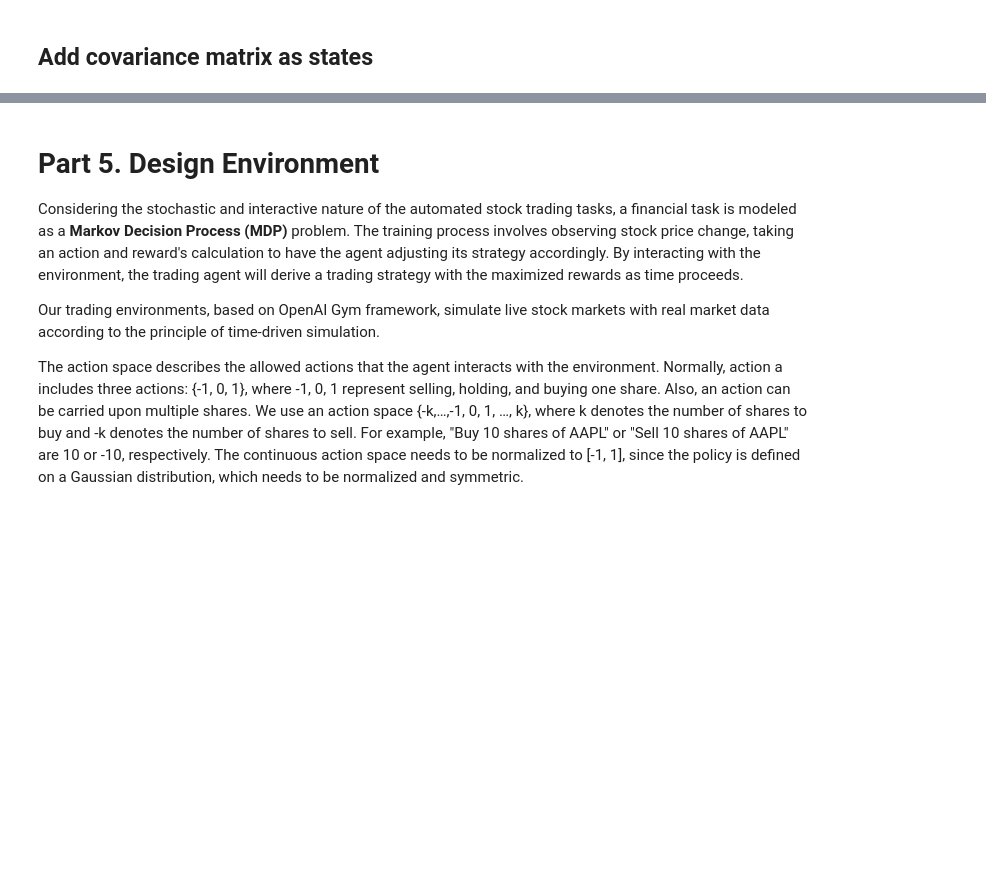
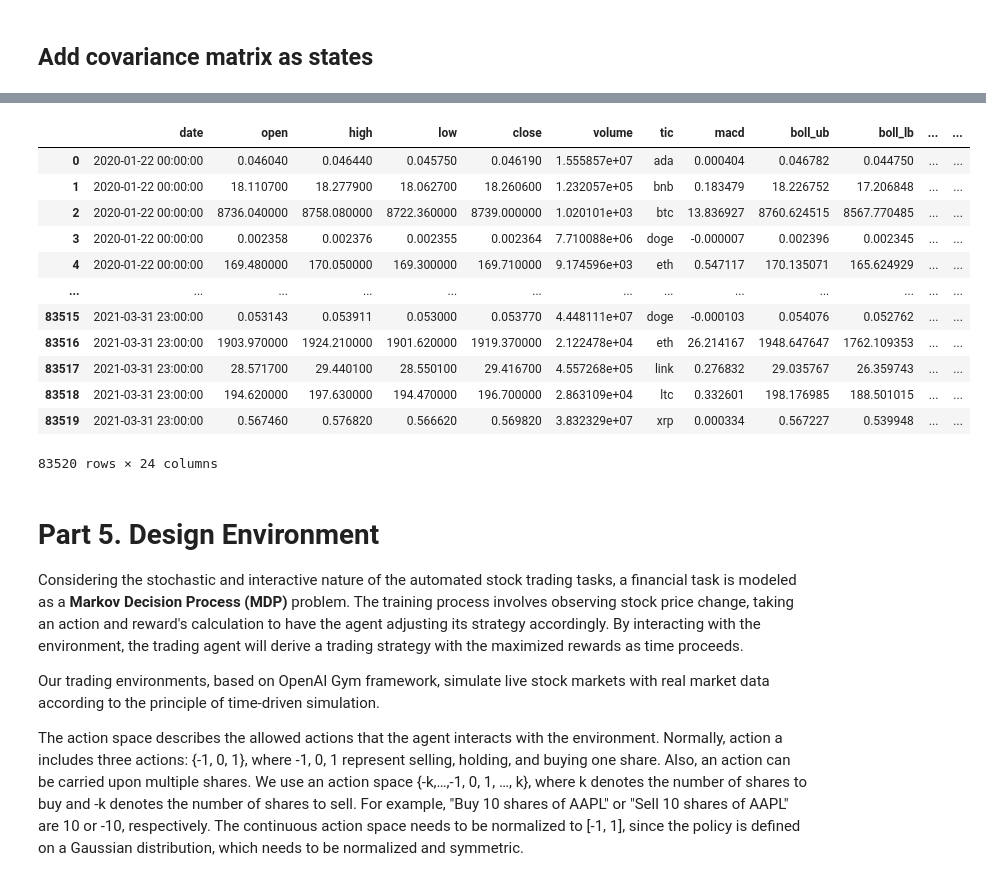
Before and after one commit to Toroi01/TradingRLBot, a Jupyter notebook: main.ipynb, the cells around one changed output, grey strips where cells are left out. Cells and saved outputs as stored; diff of their text form; code cells hidden in the pictures; blank space fills up the shorter version.

```diff
--- a/main.ipynb
+++ b/main.ipynb
@@ -143,0 +156,18 @@ df
+# %%
+# add covariance matrix as states
+df_multipleticker = df_multipleticker.sort_values(['date','tic'],ignore_index=True)
+df_multipleticker.index = df_multipleticker.date.factorize()[0]
+
+cov_list = []
+# look back is one year
+lookback=252
+for i in range(lookback,len(df_multipleticker.index.unique())):
+  data_lookback = df_multipleticker.loc[i-lookback:i,:]
+  price_lookback=data_lookback.pivot_table(index = 'date',columns = 'tic', values = 'close')
+  return_lookback = price_lookback.pct_change().dropna()
+  covs = return_lookback.cov().values
+  cov_list.append(covs)
+
+df_cov = pd.DataFrame({'date':df_multipleticker.date.unique()[lookback:],'cov_list':cov_list})
+df_multipleticker = df_multipleticker.merge(df_cov, on='date')
+df_multipleticker = df_multipleticker.sort_values(['date','tic']).reset_index(drop=True)
@@ -144,3 +190,19 @@ df
+# %%
+df_multipleticker
+# %% [output]
+|  | date | open | high | low | close | volume | tic | macd | boll_ub | boll_lb | ... | ... |
+| 0 | 2020-01-22 00:00:00 | 0.046040 | 0.046440 | 0.045750 | 0.046190 | 1.555857e+07 | ada | 0.000404 | 0.046782 | 0.044750 | ... | ... |
+| 1 | 2020-01-22 00:00:00 | 18.110700 | 18.277900 | 18.062700 | 18.260600 | 1.232057e+05 | bnb | 0.183479 | 18.226752 | 17.206848 | ... | ... |
+| 2 | 2020-01-22 00:00:00 | 8736.040000 | 8758.080000 | 8722.360000 | 8739.000000 | 1.020101e+03 | btc | 13.836927 | 8760.624515 | 8567.770485 | ... | ... |
+| 3 | 2020-01-22 00:00:00 | 0.002358 | 0.002376 | 0.002355 | 0.002364 | 7.710088e+06 | doge | -0.000007 | 0.002396 | 0.002345 | ... | ... |
+| 4 | 2020-01-22 00:00:00 | 169.480000 | 170.050000 | 169.300000 | 169.710000 | 9.174596e+03 | eth | 0.547117 | 170.135071 | 165.624929 | ... | ... |
+| ... | ... | ... | ... | ... | ... | ... | ... | ... | ... | ... | ... | ... |
+| 83515 | 2021-03-31 23:00:00 | 0.053143 | 0.053911 | 0.053000 | 0.053770 | 4.448111e+07 | doge | -0.000103 | 0.054076 | 0.052762 | ... | ... |
+| 83516 | 2021-03-31 23:00:00 | 1903.970000 | 1924.210000 | 1901.620000 | 1919.370000 | 2.122478e+04 | eth | 26.214167 | 1948.647647 | 1762.109353 | ... | ... |
+| 83517 | 2021-03-31 23:00:00 | 28.571700 | 29.440100 | 28.550100 | 29.416700 | 4.557268e+05 | link | 0.276832 | 29.035767 | 26.359743 | ... | ... |
+| 83518 | 2021-03-31 23:00:00 | 194.620000 | 197.630000 | 194.470000 | 196.700000 | 2.863109e+04 | ltc | 0.332601 | 198.176985 | 188.501015 | ... | ... |
+| 83519 | 2021-03-31 23:00:00 | 0.567460 | 0.576820 | 0.566620 | 0.569820 | 3.832329e+07 | xrp | 0.000334 | 0.567227 | 0.539948 | ... | ... |
+83520 rows × 24 columns
 # %% [markdown]
 <a id='4'></a>
 # Part 5. Design Environment
```
Also changed, not shown: parts of 46 cells of this notebook, 2 other files.
